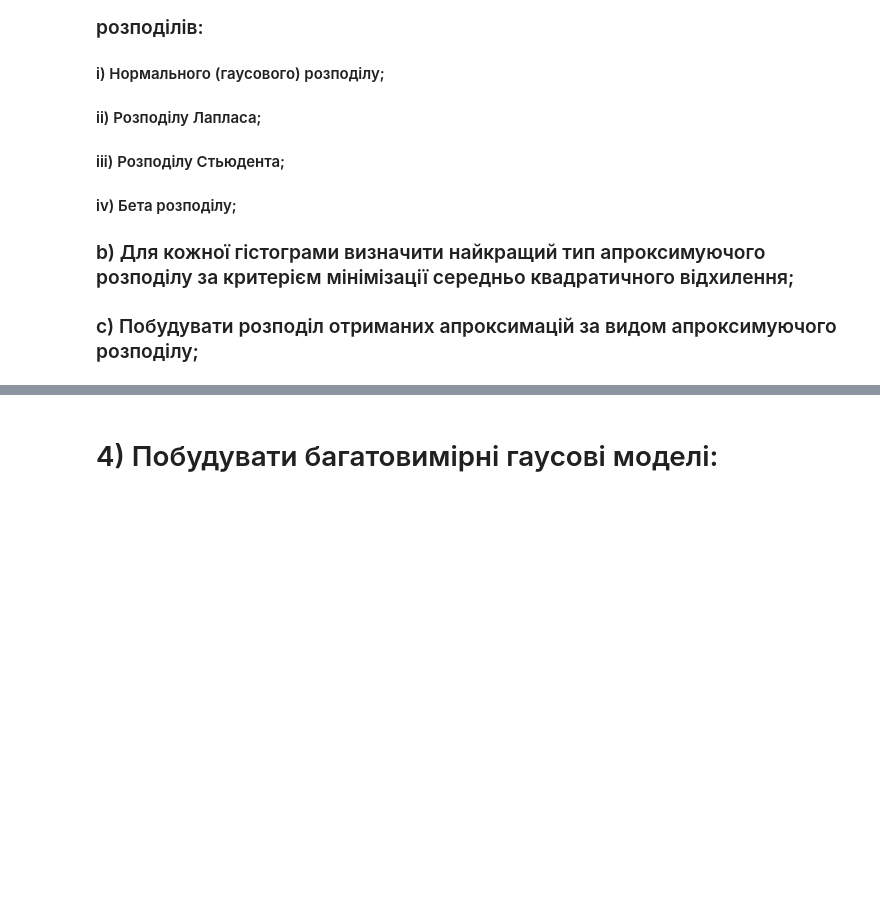
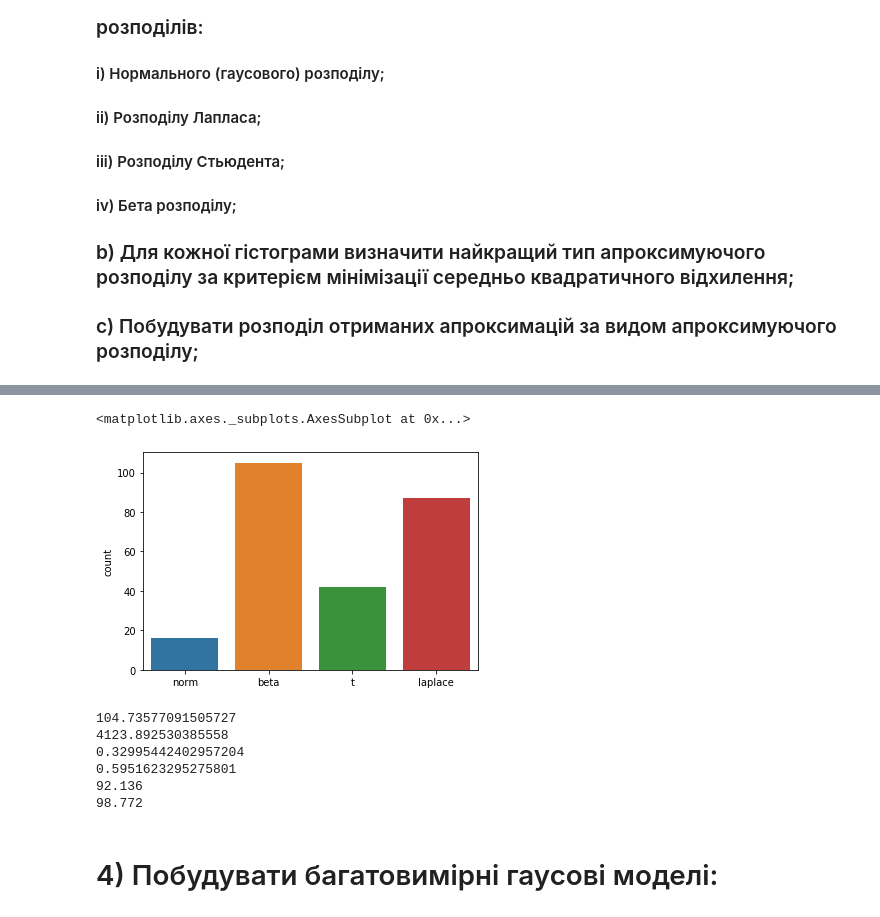
Before and after one commit to d-progonov/KMA-2020-MachineLearning, a Jupyter notebook: Lab_1.ipynb, the cells around one changed output, grey strips where cells are left out. Saved outputs shown, nothing was run; the diff lists cells and outputs as text; code cells hidden in the pictures; blank space fills up the shorter version.

```diff
--- a/Lab_1.ipynb
+++ b/Lab_1.ipynb
@@ -199 +168,21 @@ squared error: 186324997.97168112
 <Figure size 720x360 with 0 Axes>
+# %%
+import sys
+
+
+def progress(count, total, status=''):
+    bar_len = 60
+    filled_len = int(round(bar_len * count / float(total)))
+
+    percents = round(100.0 * count / float(total), 1)
+    bar = '=' * filled_len + '-' * (bar_len - filled_len)
+
+    sys.stdout.write('[%s] %s%s ...%s\r' % (bar, percents, '%', status))
+    sys.stdout.flush()
+# %%
+distList = []
+N = len(images)
+for i, image in enumerate(images):
+    _, _, distr = approxHist(image)
+    distList.append(distr)
+    progress(i,N)
@@ -200,3 +193,9 @@ squared error: 186324997.97168112
+# %%
+import seaborn as sns
+sns.countplot(distList)
+# %% [output]
+<matplotlib.axes._subplots.AxesSubplot at 0x...>
+[figure, added]
 # %%
 mathExpArr = []
 varArr = []
@@ -210,3 +213,17 @@ for image in images:
+# %%
+print(np.mean(mathExpArr))
+print(np.mean(varArr))
+print(np.mean(skewArr))
+print(np.mean(kurtArr))
+print(np.mean(iqrArr))
+print(np.mean(medianArr))
+# %% [output]
+104.73577091505727
+4123.892530385558
+0.32995442402957204
+0.5951623295275801
+92.136
+98.772
 # %% [markdown]
 # 4)	Побудувати багатовимірні гаусові моделі:
 # %% [markdown]
```
Also changed, not shown: parts of 6 cells of this notebook.
